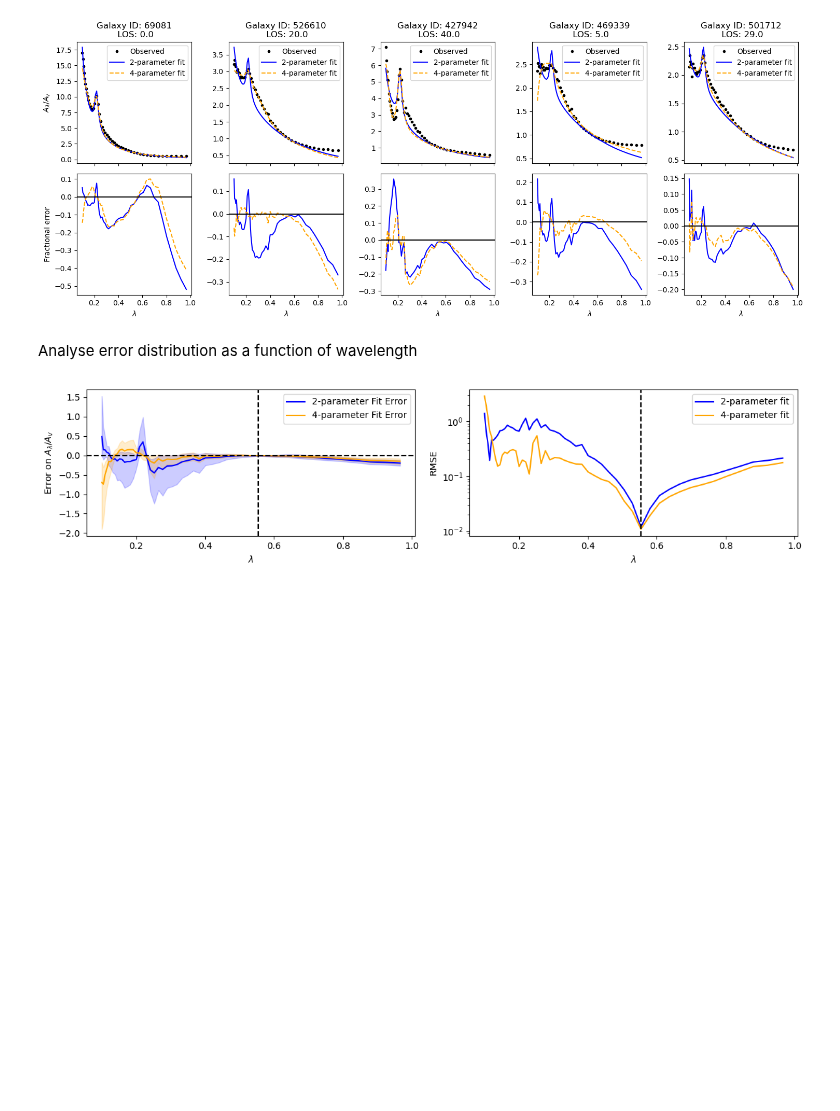
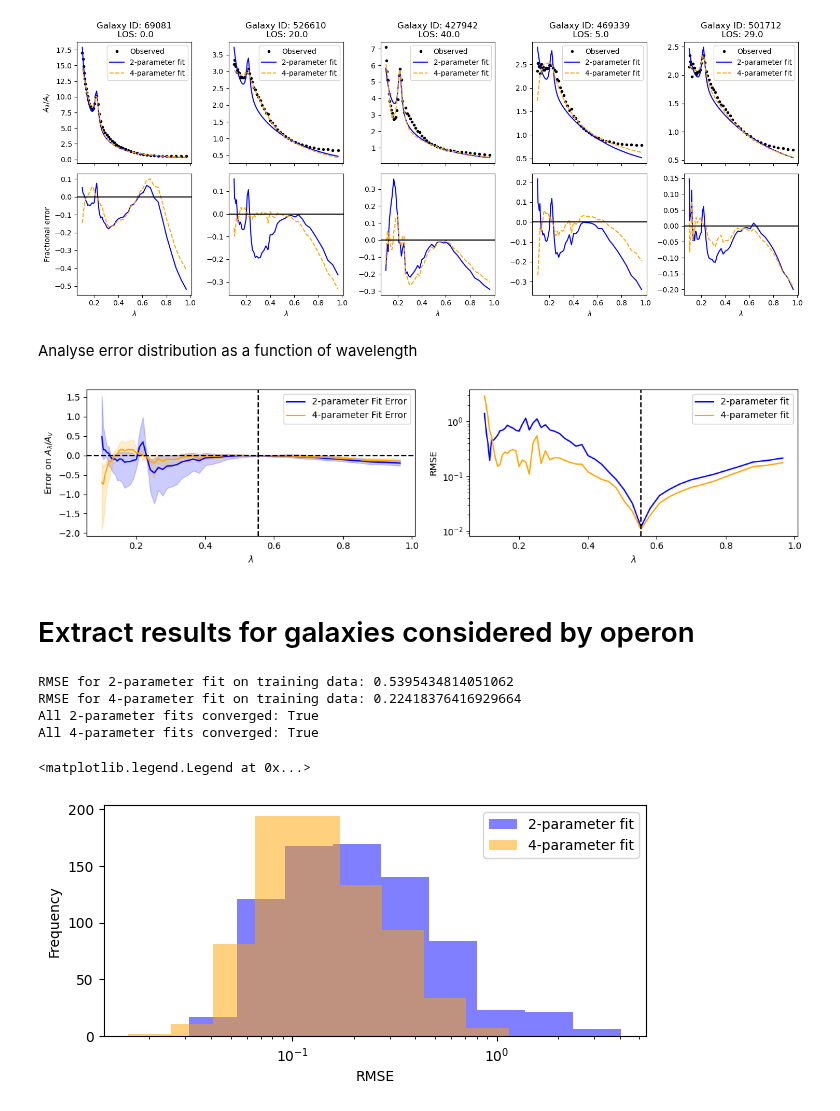
Before and after one commit to maho3/iob-attenuation, a Jupyter notebook: literature_fits/analyse_literature_fits.ipynb, the cells around one changed output. Drawn from its saved outputs; the diff is of its cells as text; code cells hidden in the pictures; blank space fills up the shorter version.

```diff
--- a/literature_fits/analyse_literature_fits.ipynb
+++ b/literature_fits/analyse_literature_fits.ipynb
@@ -206,3 +207,43 @@ fig.align_labels()
 fig.tight_layout()
 # %% [output]
 [figure]
+# %% [markdown]
+# Extract results for galaxies considered by operon
+# %%
+# Load the results for all galaxies and los from the CSV file
+df = pd.read_csv("../data/galaxy_optimization_results.csv")
+
+# Load the galaxy ids and los used for training
+matches = pd.read_csv('../symbolic_regression/data/iob_data_10/iob_test_galaxy_ids_los.txt', sep='\t',)
+matches.rename(columns={"# galaxy_id": "gal_id"}, inplace=True)
+df_train = df.merge(matches, on=['gal_id', 'los'], how='inner')
+
+# All galaxies have the same number of data points, so the combined mse can be computed directly
+mse_2par = np.sqrt(np.mean(df_train['rmse_2par'] ** 2))
+mse_4par = np.sqrt(np.mean(df_train['rmse_4par'] ** 2))
+print(f"RMSE for 2-parameter fit on training data: {mse_2par}")
+print(f"RMSE for 4-parameter fit on training data: {mse_4par}")
+
+# State whether all fits converged
+all_converged_2par = np.all(df_train['success_2par'].values)
+all_converged_4par = np.all(df_train['success_4par'].values)
+print(f"All 2-parameter fits converged: {all_converged_2par}")
+print(f"All 4-parameter fits converged: {all_converged_4par}")
+
+# Plot distribution of RMSE for training data
+fig, ax = plt.subplots(figsize=(7, 3))
+bins = np.logspace(np.log10(df_train['rmse_2par'].min()), np.log10(df_train['rmse_2par'].max()), num=10)
+ax.hist(df_train['rmse_2par'], bins=bins, alpha=0.5, label='2-parameter fit', color='blue')
+bins = np.logspace(np.log10(df_train['rmse_4par'].min()), np.log10(df_train['rmse_4par'].max()), num=10)
+ax.hist(df_train['rmse_4par'], bins=bins, alpha=0.5, label='4-parameter fit', color='orange')
+ax.set_xscale('log')
+ax.set_xlabel('RMSE')
+ax.set_ylabel('Frequency')
+ax.legend()
+# %% [output]
+RMSE for 2-parameter fit on training data: 0.5395434814051062
+RMSE for 4-parameter fit on training data: 0.22418376416929664
+All 2-parameter fits converged: True
+All 4-parameter fits converged: True
+<matplotlib.legend.Legend at 0x...>
+[figure, added]
```
Also changed, not shown: parts of 6 cells of this notebook, 13 other files.
